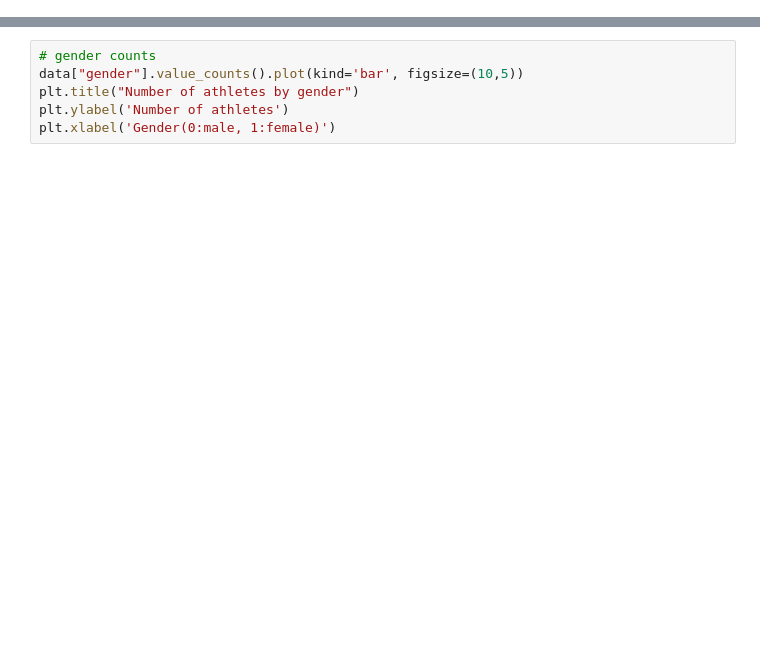
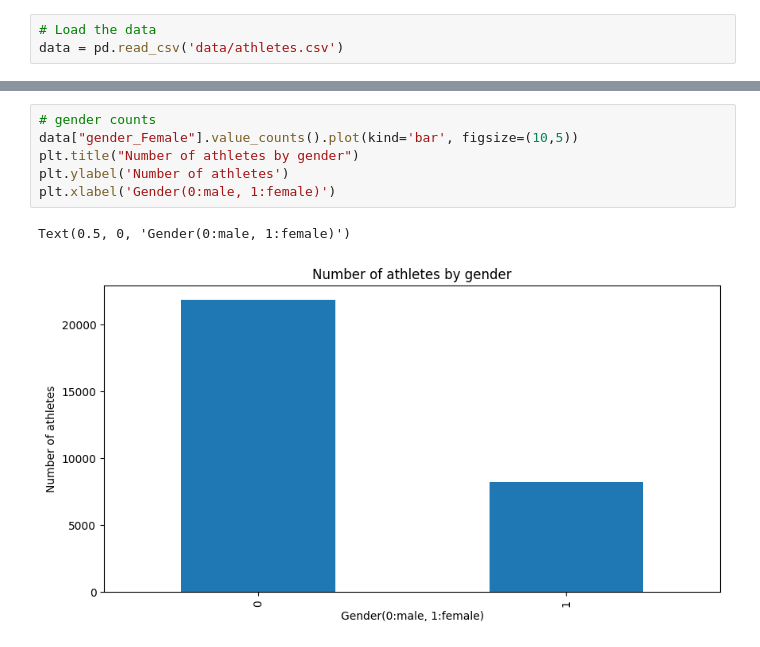
Before and after one commit to mariafshan/adsp_ml_ops, a Jupyter notebook: eda.ipynb, the cells around one changed output, grey strips where cells are left out. Saved outputs shown, nothing was run; the diff lists cells and outputs as text; blank space fills up the shorter version.

```diff
--- a/eda.ipynb
+++ b/eda.ipynb
@@ -13,0 +46,3 @@ for col in lift_columns_v1:
+# %%
+# Load the data
+data = pd.read_csv('data/athletes.csv')
@@ -14,8 +133,11 @@ for col in lift_columns_v1:
 # %%
 # gender counts
-data["gender"].value_counts().plot(kind='bar', figsize=(10,5))
+data["gender_Female"].value_counts().plot(kind='bar', figsize=(10,5))
 plt.title("Number of athletes by gender")
 plt.ylabel('Number of athletes')
 plt.xlabel('Gender(0:male, 1:female)')
+# %% [output]
+Text(0.5, 0, 'Gender(0:male, 1:female)')
+[figure, added]
 # %%
 fig, ax = plt.subplots(figsize=(10,6))
```
Also changed, not shown: parts of 32 cells of this notebook, 3 other files.
